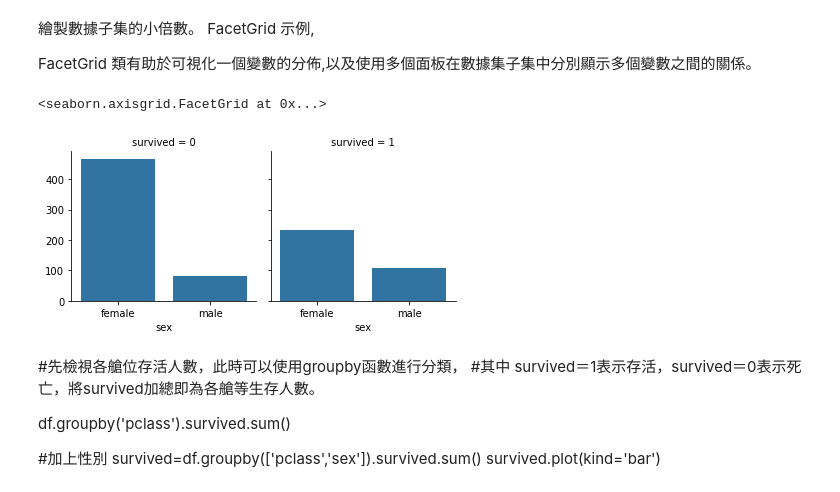
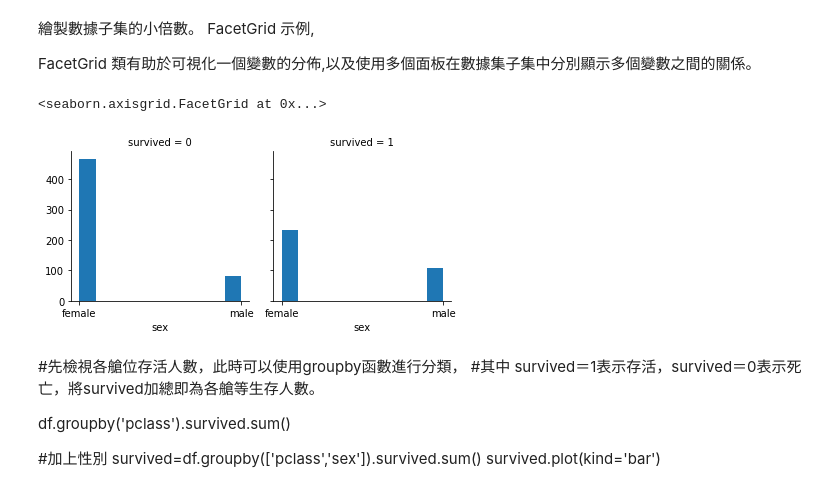
Before and after one commit to dongqifong/Data_Marathon, a Jupyter notebook: Day021/D021_hw.ipynb, the cells around one changed output. Cells and saved outputs as stored; diff of their text form; code cells hidden in the pictures.

```diff
--- a/Day021/D021_hw.ipynb
+++ b/Day021/D021_hw.ipynb
@@ -44,16 +44,16 @@ FacetGrid 類有助於可視化一個變數的分佈,以及使用多個面板在
 # %%
 # 瞭解性別在各艙等的分布的存活率
 '''
 在這邊coding
 g = sns.FacetGrid
 g.map
 '''
 
-g=sns.FacetGrid(data=df,col='survived')
-g.map(sns.countplot,'sex')
+g = sns.FacetGrid(df, col = "survived")
+g.map(plt.hist,"sex")
 # %% [output]
 <seaborn.axisgrid.FacetGrid at 0x...>
-[figure, old version]
+[figure, new version]
 # %% [markdown]
 #先檢視各艙位存活人數，此時可以使用groupby函數進行分類，
 #其中 survived＝1表示存活，survived＝0表示死亡，將survived加總即為各艙等生存人數。
```
Also changed, not shown: parts of 1 cell of this notebook.
